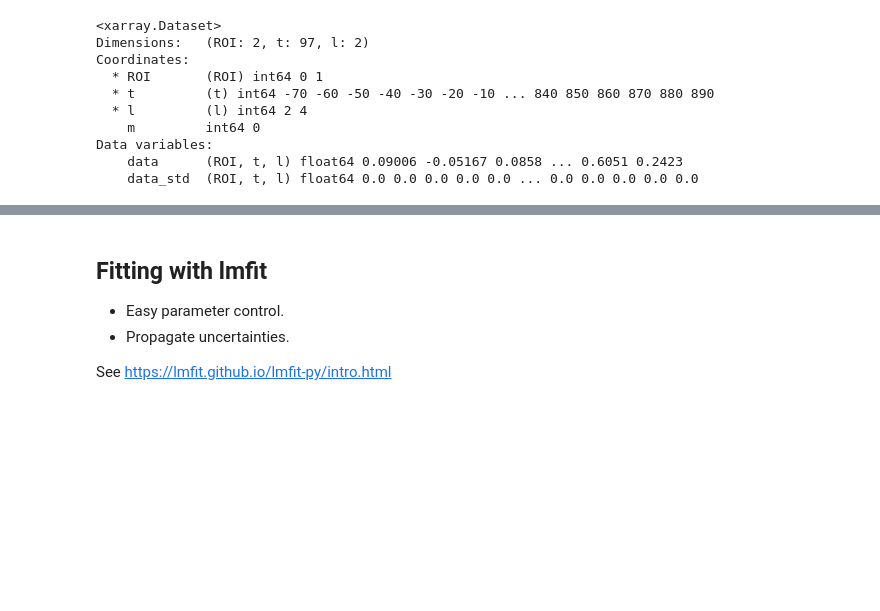
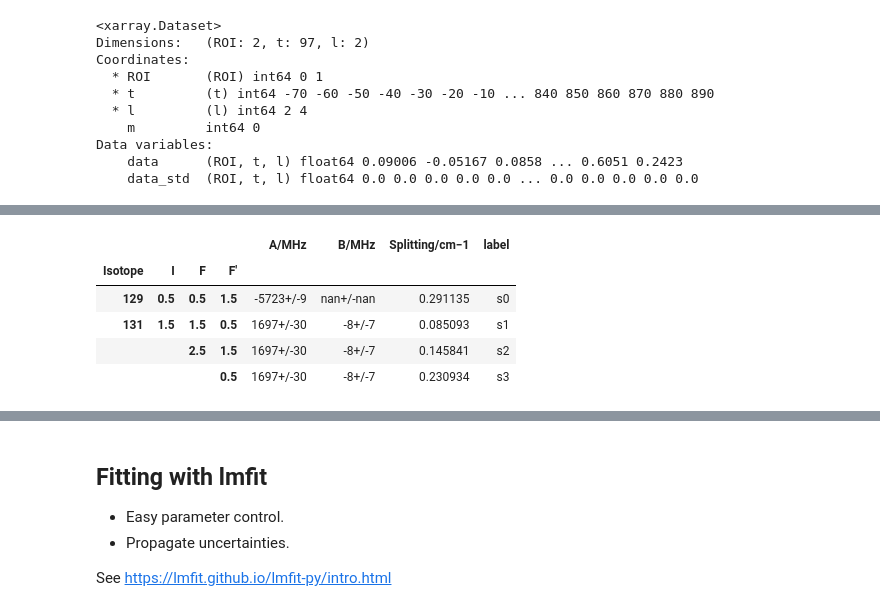
Before and after one commit to phockett/Quantum-Beat_Photoelectron-Imaging_Spectroscopy_of_Xe_in_the_VUV, a Jupyter notebook: notebooks/4_modelling/4.03_hyperfine_beats_advanced_fitting_180624.ipynb, the cells around one changed output, grey strips where cells are left out. Cells and saved outputs as stored; diff of their text form; code cells hidden in the pictures; blank space fills up the shorter version.

```diff
--- a/notebooks/4_modelling/4.03_hyperfine_beats_advanced_fitting_180624.ipynb
+++ b/notebooks/4_modelling/4.03_hyperfine_beats_advanced_fitting_180624.ipynb
@@ -248,0 +318,12 @@ plotHyperfineModel(ionTest, overlay=['l'])
+# %%
+# PLOT TESTING...
+from qbanalysis.plots import plotFinalDatasetBLMt
+plotOpts = {'width':800}
+calcDict = calcAdvFitModel(out.params, xePropsFit=xeProps, dataDict=dataDict)
+# plotHyperfineModel(calcDict['ionization'],overlay=['ROI']).layout('l')
+
+# To fix layout issues, treat l separately...
+l2 = (plotFinalDatasetBLMt(**dataDict, **plotOpts) * plotHyperfineModel(calcDict['ionization'],overlay=['ROI'])).select(l=2)
+l4 = (plotFinalDatasetBLMt(**dataDict, **plotOpts) * plotHyperfineModel(calcDict['ionization'],overlay=['ROI'])).select(l=4)
+
+(l2.overlay('l').opts(title="l2") + l4.overlay('l').opts(title="l4")).cols(1)
@@ -248,0 +332,9 @@ plotHyperfineModel(ionTest, overlay=['l'])
+# %%
+calcDict['xePropsFit']
+# %% [output]
+|  |  |  |  | A/MHz | B/MHz | Splitting/cm−1 | label |
+| Isotope | I | F | F′ |  |  |  |  |
+| 129 | 0.5 | 0.5 | 1.5 | -5723+/-9 | nan+/-nan | 0.291135 | s0 |
+| 131 | 1.5 | 1.5 | 0.5 | 1697+/-30 | -8+/-7 | 0.085093 | s1 |
+|  |  | 2.5 | 1.5 | 1697+/-30 | -8+/-7 | 0.145841 | s2 |
+|  |  |  | 0.5 | 1697+/-30 | -8+/-7 | 0.230934 | s3 |
```
Also changed, not shown: parts of 54 cells of this notebook, 2 other files.
